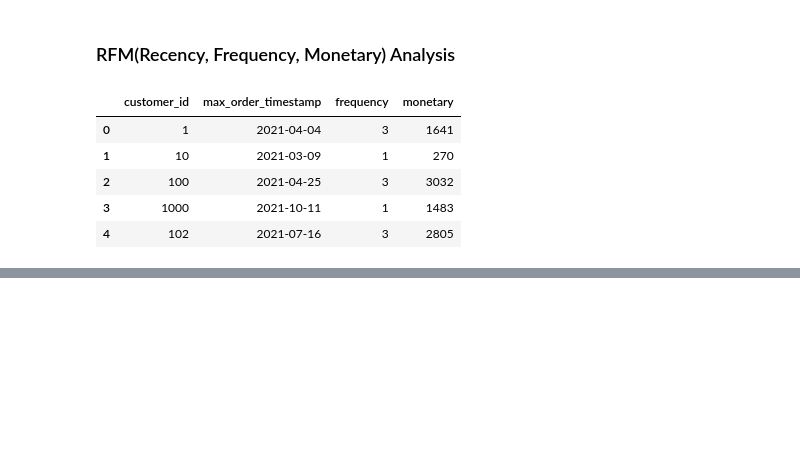
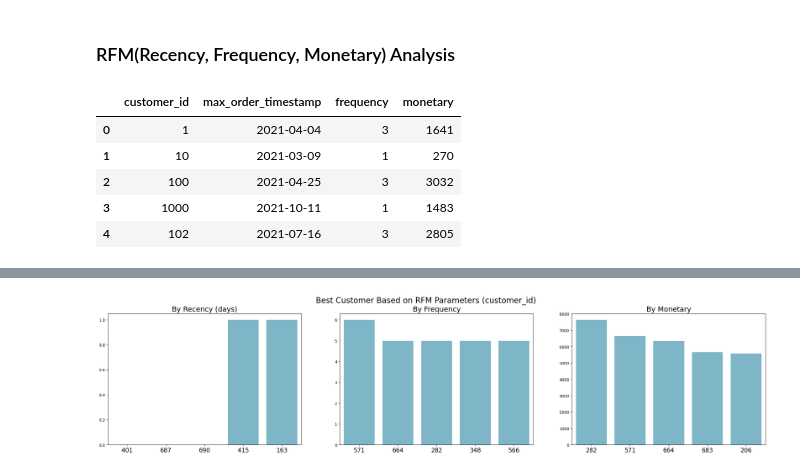
Before and after one commit to stefansphtr/Exercise-Project-Data-Analysis, a Jupyter notebook: Project.ipynb, the cells around one changed output, grey strips where cells are left out. Cells and saved outputs as stored; diff of their text form; code cells hidden in the pictures; blank space fills up the shorter version.

Commit message:
Finished Data Visualization

```diff
--- a/Project.ipynb
+++ b/Project.ipynb
@@ -1693,3 +1693,15 @@ rfm_df.head()
 | 2 | 100 | 2021-04-25 | 3 | 3032 |
 | 3 | 1000 | 2021-10-11 | 1 | 1483 |
 | 4 | 102 | 2021-07-16 | 3 | 2805 |
+# %%
+# ! Count the last time customer checkout transaction.
+
+rfm_df["max_order_timestamp"] = rfm_df["max_order_timestamp"].dt.date
+
+recent_date = orders_df["order_date"].dt.date.max()
+
+rfm_df["recency"] = rfm_df["max_order_timestamp"].apply(
+    lambda x: (recent_date - x).days
+)
+
+rfm_df.head()
@@ -1695,0 +1715,4 @@ rfm_df.head()
+# %%
+rfm_df.drop("max_order_timestamp", axis=1, inplace=True)
+
+rfm_df.head()
@@ -1695,0 +1765,53 @@ rfm_df.head()
+# %%
+#  ! Identify the best customer based on recency frequency and monetary parameters
+
+fig, ax = plt.subplots(nrows=1, ncols=3, figsize=(30, 6))
+
+colors = ["#72BCD4", "#72BCD4", "#72BCD4", "#72BCD4", "#72BCD4"]
+
+sns.barplot(
+    y="recency",
+    x="customer_id",
+    data=rfm_df.sort_values(by="recency", ascending=True).head(5),
+    hue="customer_id",
+    legend=False,
+    palette=colors,
+    ax=ax[0],
+)
+ax[0].set_ylabel(None)
+ax[0].set_xlabel(None)
+ax[0].set_title("By Recency (days)", loc="center", fontsize=18)
+ax[0].tick_params(axis="x", labelsize=15)
+
+sns.barplot(
+    y="frequency",
+    x="customer_id",
+    data=rfm_df.sort_values(by="frequency", ascending=False).head(5),
+    hue="customer_id",
+    legend=False,
+    palette=colors,
+    ax=ax[1],
+)
+ax[1].set_ylabel(None)
+ax[1].set_xlabel(None)
+ax[1].set_title("By Frequency", loc="center", fontsize=18)
+ax[1].tick_params(axis="x", labelsize=15)
+
+sns.barplot(
+    y="monetary",
+    x="customer_id",
+    data=rfm_df.sort_values(by="monetary", ascending=False).head(5),
+    hue="customer_id",
+    legend=False,
+    palette=colors,
+    ax=ax[2],
+)
+ax[2].set_ylabel(None)
+ax[2].set_xlabel(None)
+ax[2].set_title("By Monetary", loc="center", fontsize=18)
+ax[2].tick_params(axis="x", labelsize=15)
+
+plt.suptitle("Best Customer Based on RFM Parameters (customer_id)", fontsize=20)
+plt.show()
+# %% [output]
+[figure, added]
```
Also changed, not shown: parts of 18 cells of this notebook.
